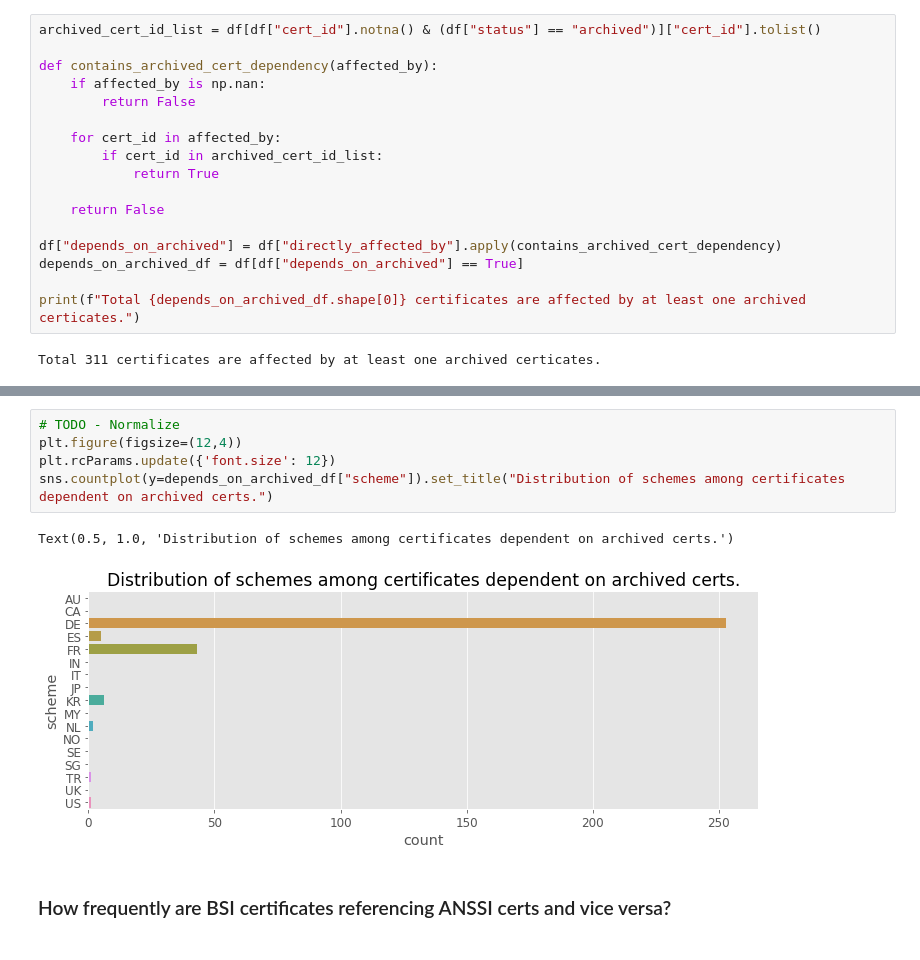
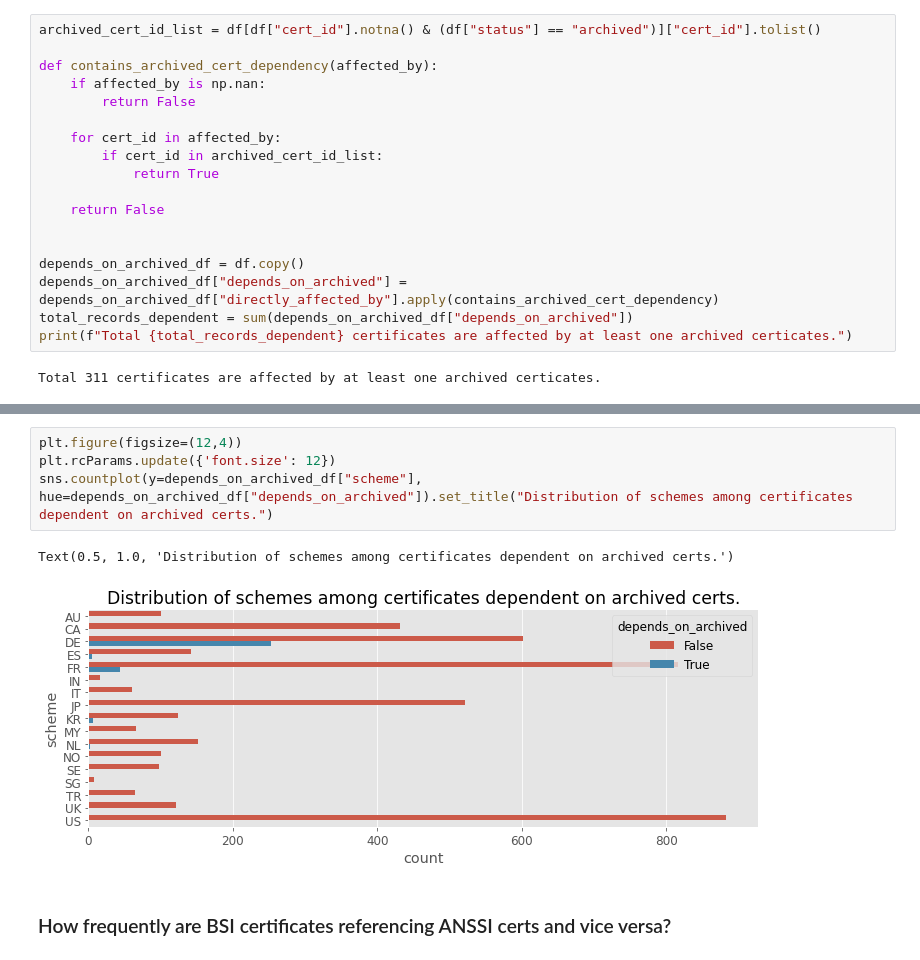
Before and after one commit to crocs-muni/sec-certs, a Jupyter notebook: notebooks/cc/dependency_analysis.ipynb, the cells around one changed output, grey strips where cells are left out. Cells and saved outputs as stored; diff of their text form.

```diff
--- a/notebooks/cc/dependency_analysis.ipynb
+++ b/notebooks/cc/dependency_analysis.ipynb
@@ -201,10 +217,11 @@ def contains_archived_cert_dependency(affected_by):
 
     return False
 
-df["depends_on_archived"] = df["directly_affected_by"].apply(contains_archived_cert_dependency)
-depends_on_archived_df = df[df["depends_on_archived"] == True]
 
-print(f"Total {depends_on_archived_df.shape[0]} certificates are affected by at least one archived certicates.")
+depends_on_archived_df = df.copy()
+depends_on_archived_df["depends_on_archived"] = depends_on_archived_df["directly_affected_by"].apply(contains_archived_cert_dependency)
+total_records_dependent = sum(depends_on_archived_df["depends_on_archived"])
+print(f"Total {total_records_dependent} certificates are affected by at least one archived certicates.")
 # %% [output]
 Total 311 certificates are affected by at least one archived certicates.
 # %%
@@ -218,11 +234,10 @@ Text(0.5, 1.0, 'Distribution of categories among certificates dependent on archi
 # %%
-# TODO - Normalize
 plt.figure(figsize=(12,4))
 plt.rcParams.update({'font.size': 12})
-sns.countplot(y=depends_on_archived_df["scheme"]).set_title("Distribution of schemes among certificates dependent on archived certs.")
+sns.countplot(y=depends_on_archived_df["scheme"], hue=depends_on_archived_df["depends_on_archived"]).set_title("Distribution of schemes among certificates dependent on archived certs.")
 # %% [output]
 Text(0.5, 1.0, 'Distribution of schemes among certificates dependent on archived certs.')
-[figure, old version]
+[figure, new version]
 # %% [markdown]
 ### How frequently are BSI certificates referencing ANSSI certs and vice versa?
 # %%
```
Also changed, not shown: parts of 11 cells of this notebook.
